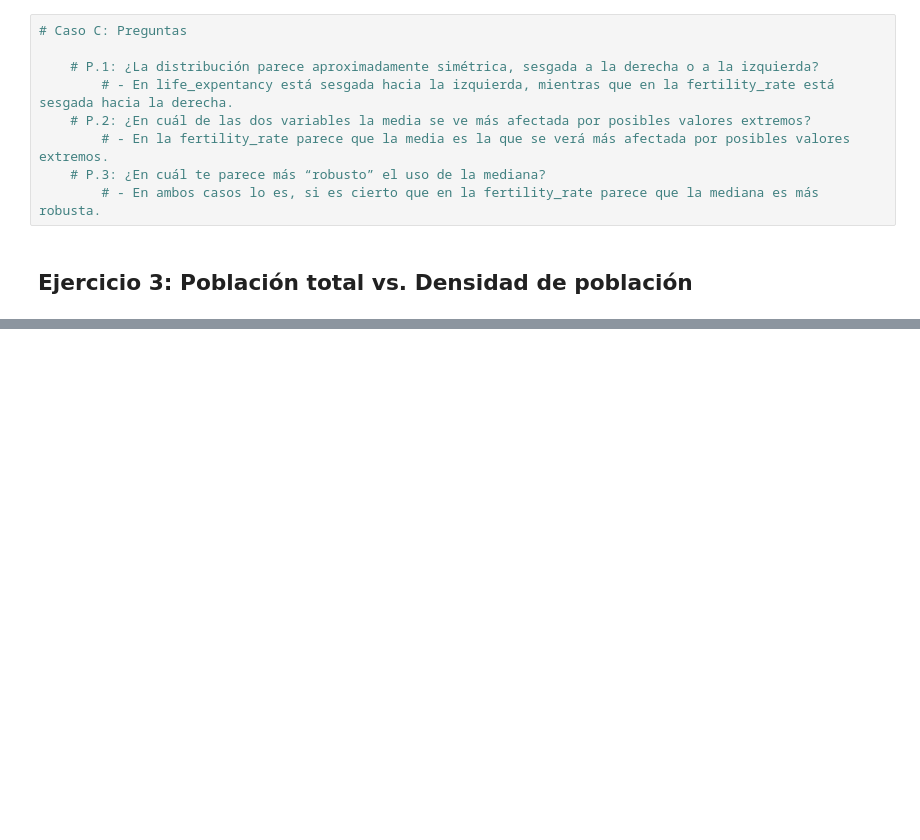
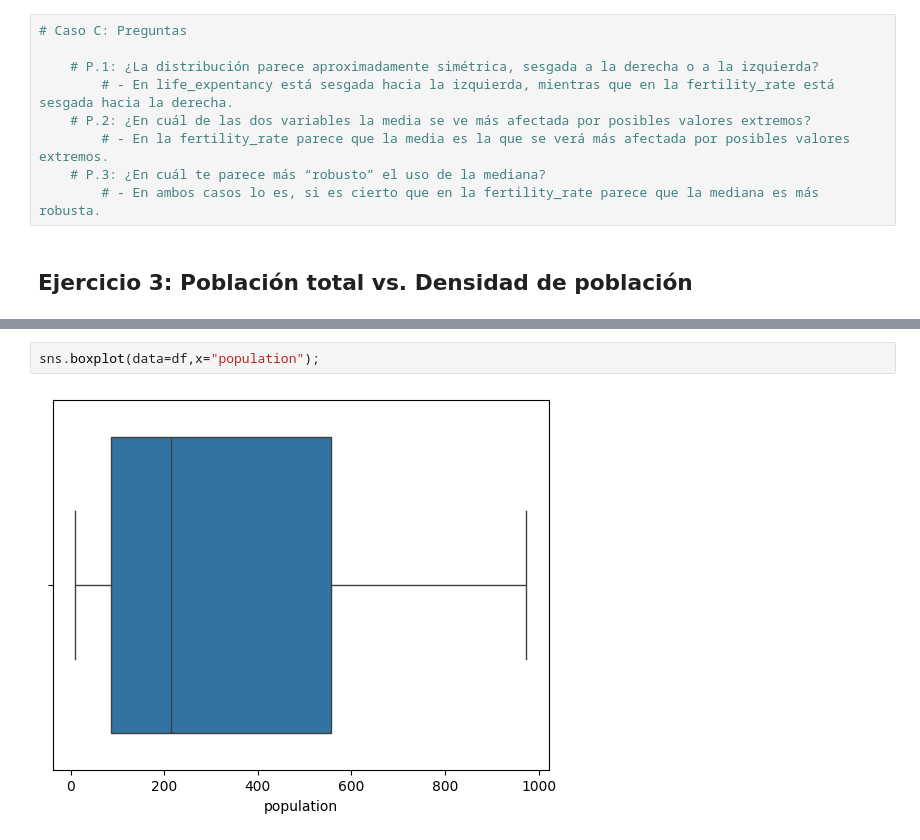
Before and after one commit to AMA00-98/pair_mod3_Ana_Lu, a Jupyter notebook: mod3_pair_leccion_09_estadistica.ipynb, the cells around one changed output, grey strips where cells are left out. Saved outputs shown, nothing was run; the diff lists cells and outputs as text; blank space fills up the shorter version.

```diff
--- a/mod3_pair_leccion_09_estadistica.ipynb
+++ b/mod3_pair_leccion_09_estadistica.ipynb
@@ -180,0 +203,4 @@ plt.axvline(df["fertility_rate"].median(), color = "green");
+# %%
+sns.boxplot(data=df,x="population");
+# %% [output]
+[figure, added]
```
Also changed, not shown: parts of 13 cells of this notebook.
